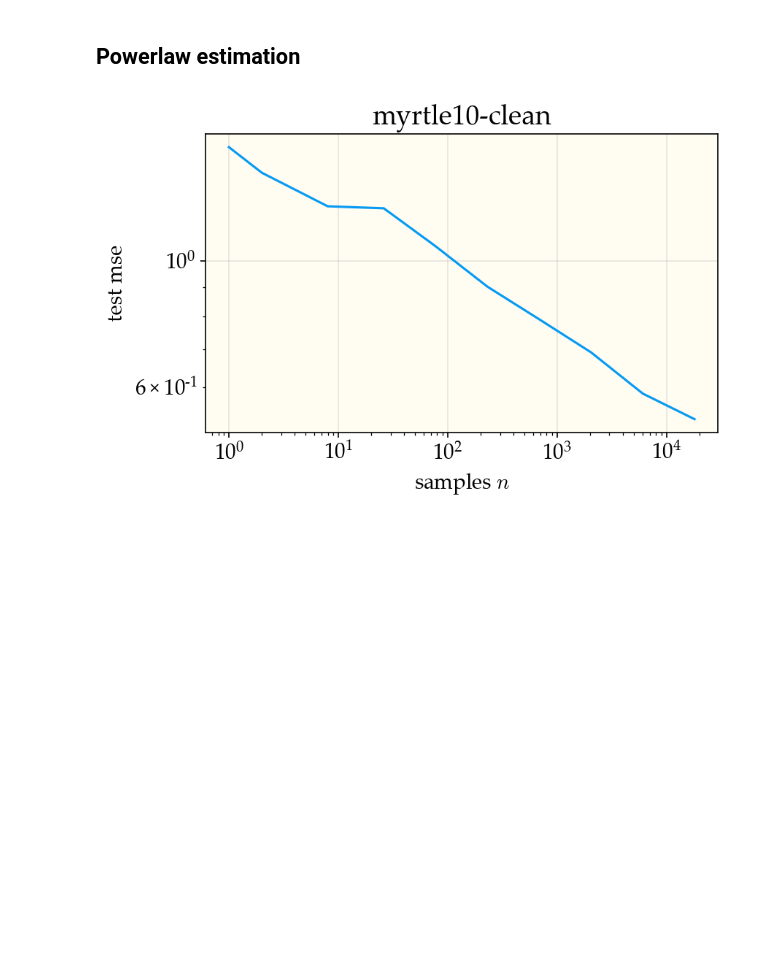
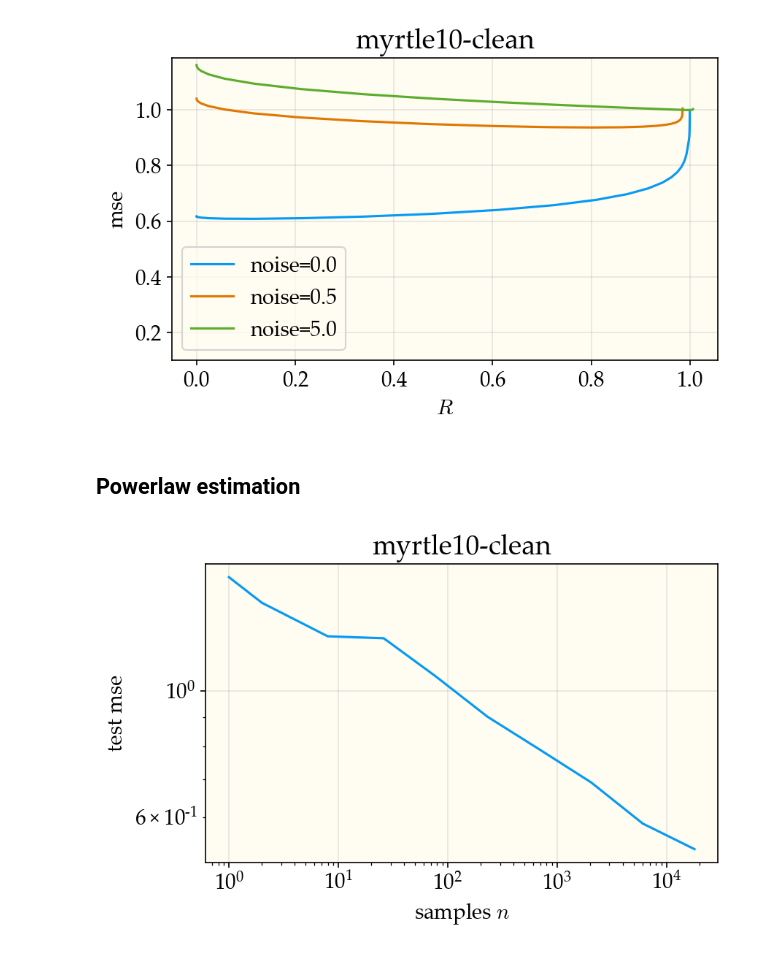
Before and after one commit to dkarkada/more-is-better, a Jupyter notebook: powerlaws.ipynb, the cells around one changed output. Drawn from its saved outputs; the diff is of its cells as text; code cells hidden in the pictures; blank space fills up the shorter version.

Commit message:
update optridge

```diff
--- a/powerlaws.ipynb
+++ b/powerlaws.ipynb
@@ -60,3 +60,33 @@ plt.show()
+# %%
+ax = plt.gca()
+
+color = get_color(0)
+ridges = optridge["ridges"]
+noises = optridge["noises"]
+test_mses = optridge["test_mses"]
+train_mses = optridge["train_mses"]
+
+for i, noise in enumerate(noises):
+    test_mse = np.array([test_mses[noise][ridge] for ridge in ridges])
+    train_mse = np.array([train_mses[noise][ridge] for ridge in ridges])
+    R = train_mse/test_mse
+
+    ax.plot(R, test_mse, color=get_color(i), label=f"noise={noise}")
+    # ax.plot(ridges, train_mse, ls=':', color=get_color(i))
+
+ax.set_title(f"{expt.expt_name}")
+# ax.set_xscale('log')
+# ax.set_yscale('log')
+
+ax.set_xlabel('$R$')
+ax.set_ylabel('mse')
+ax.set_ylim(1e-1)
+plt.legend()
+plt.tight_layout()
+plt.grid(alpha=0.3)
+plt.show()
+# %% [output]
+[figure, added]
 # %% [markdown]
 ## Powerlaw estimation
 # %%
```
Also changed, not shown: parts of 1 cell of this notebook, 1 other file.
